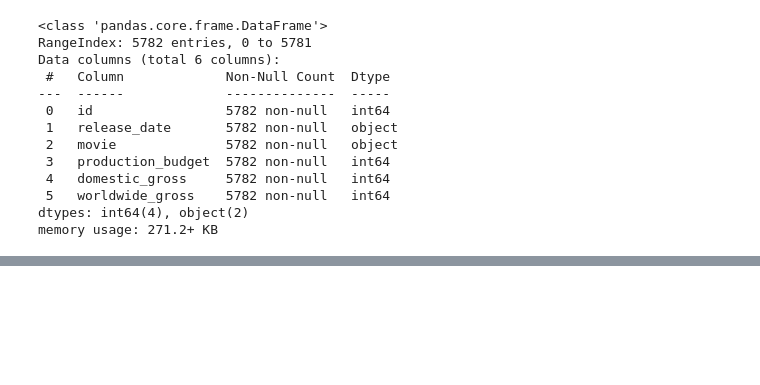
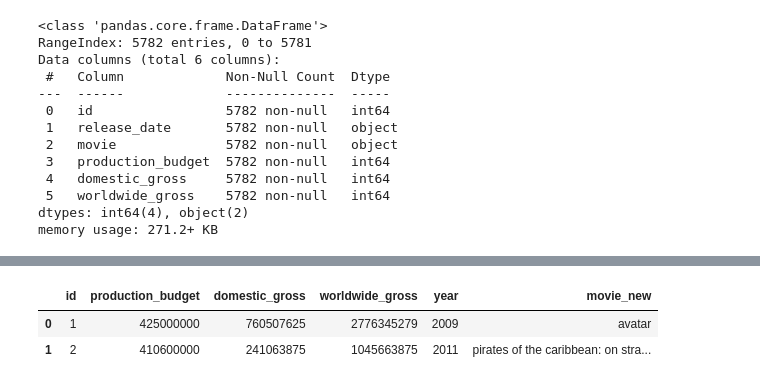
Before and after one commit to JuneHenia/Phase-2-Movie-Project, a Jupyter notebook: notebook/Movie Analysis Project.ipynb, the cells around one changed output, grey strips where cells are left out. Drawn from its saved outputs; the diff is of its cells as text; code cells hidden in the pictures; blank space fills up the shorter version.

```diff
--- a/notebook/Movie Analysis Project.ipynb
+++ b/notebook/Movie Analysis Project.ipynb
@@ -369,0 +374,9 @@ for col in int_cols:
+# %%
+# dropping the release date column as we have extracted year
+
+movie_budgets = movie_budgets.drop('release_date', axis = 1)
+movie_budgets.head(2)
+# %% [output]
+|  | id | production_budget | domestic_gross | worldwide_gross | year | movie_new |
+| 0 | 1 | 425000000 | 760507625 | 2776345279 | 2009 | avatar |
+| 1 | 2 | 410600000 | 241063875 | 1045663875 | 2011 | pirates of the caribbean: on stra... |
```
Also changed, not shown: parts of 15 cells of this notebook.
